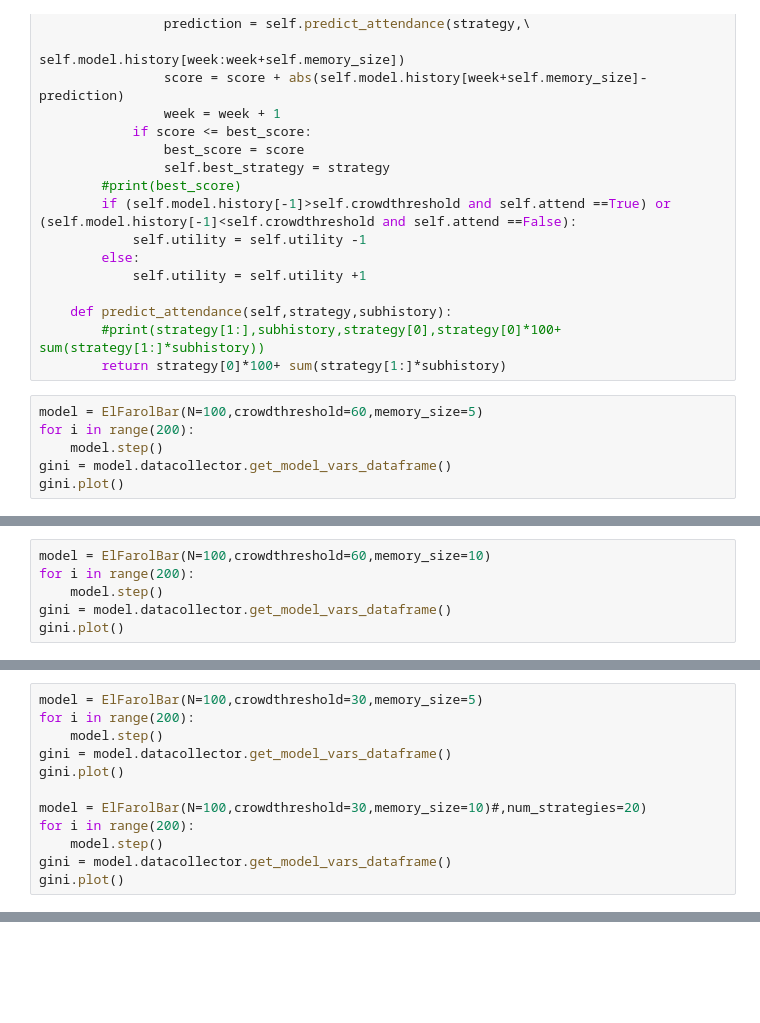
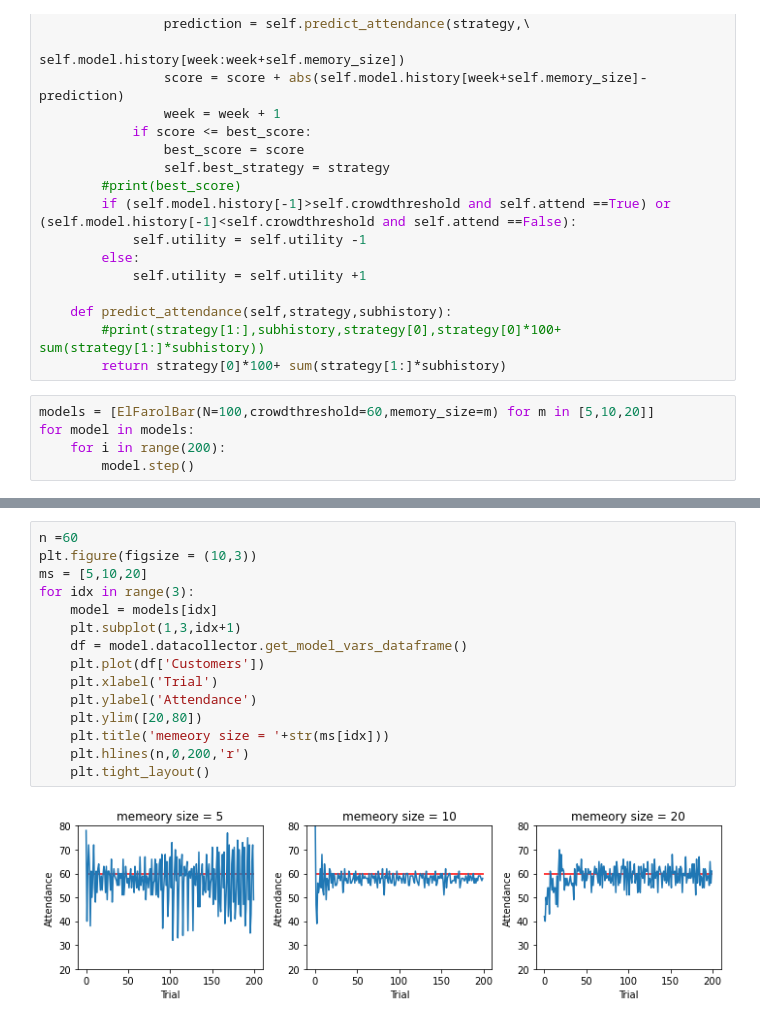
Before and after one commit to projectmesa/mesa, a Jupyter notebook: examples/el_farol/el_farol/el_farol.ipynb, the cells around one changed output, grey strips where cells are left out. Cells and saved outputs as stored; diff of their text form; blank space fills up the shorter version.

```diff
--- a/examples/el_farol/el_farol/el_farol.ipynb
+++ b/examples/el_farol/el_farol/el_farol.ipynb
@@ -79,8 +79,7 @@ class BarCustomer(Agent):
         #print(strategy[1:],subhistory,strategy[0],strategy[0]*100+ sum(strategy[1:]*subhistory))
         return strategy[0]*100+ sum(strategy[1:]*subhistory)
 # %%
-model = ElFarolBar(N=100,crowdthreshold=60,memory_size=5)
-for i in range(200):
-    model.step()
-gini = model.datacollector.get_model_vars_dataframe()
-gini.plot()
+models = [ElFarolBar(N=100,crowdthreshold=60,memory_size=m) for m in [5,10,20]]
+for model in models:
+    for i in range(200):
+        model.step()
@@ -90,6 +85,0 @@ gini.plot()
-# %%
-model = ElFarolBar(N=100,crowdthreshold=60,memory_size=10)
-for i in range(200):
-    model.step()
-gini = model.datacollector.get_model_vars_dataframe()
-gini.plot()
@@ -99,12 +85,0 @@ gini.plot()
-# %%
-model = ElFarolBar(N=100,crowdthreshold=30,memory_size=5)
-for i in range(200):
-    model.step()
-gini = model.datacollector.get_model_vars_dataframe()
-gini.plot()
-
-model = ElFarolBar(N=100,crowdthreshold=30,memory_size=10)#,num_strategies=20)
-for i in range(200):
-    model.step()
-gini = model.datacollector.get_model_vars_dataframe()
-gini.plot()
@@ -114,0 +86,17 @@ gini.plot()
+# %%
+n =60
+plt.figure(figsize = (10,3))
+ms = [5,10,20]
+for idx in range(3):
+    model = models[idx]
+    plt.subplot(1,3,idx+1)
+    df = model.datacollector.get_model_vars_dataframe()
+    plt.plot(df['Customers'])
+    plt.xlabel('Trial')
+    plt.ylabel('Attendance')
+    plt.ylim([20,80])
+    plt.title('memeory size = '+str(ms[idx]))
+    plt.hlines(n,0,200,'r')
+    plt.tight_layout()
+# %% [output]
+[figure, added]
```
Also changed, not shown: parts of 18 cells of this notebook.
